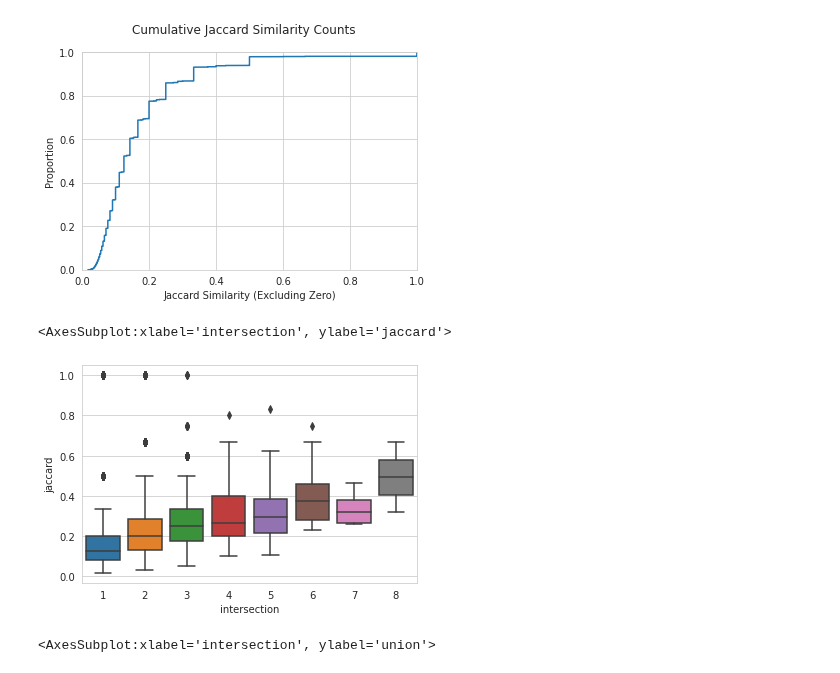
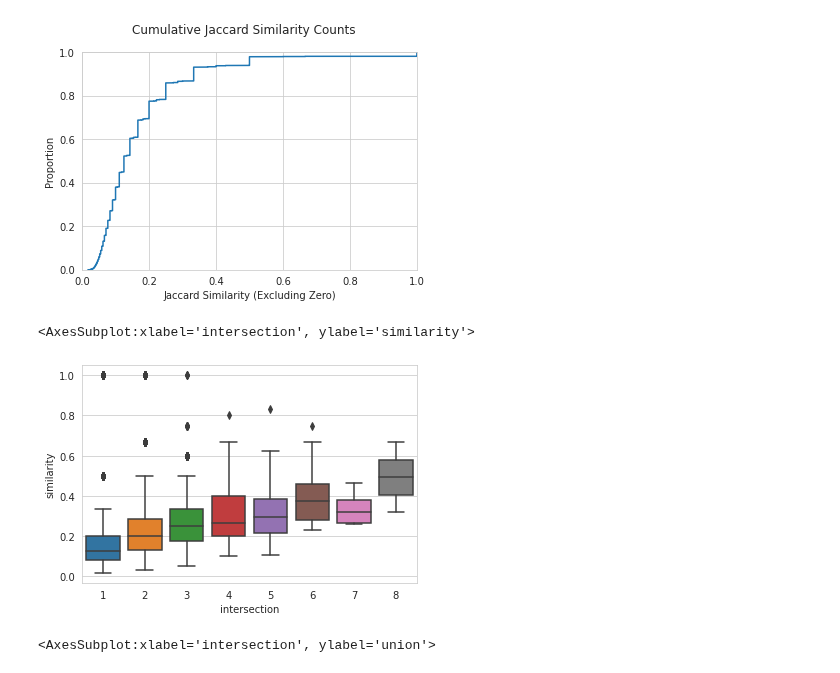
Before and after one commit to skearnes/scripture-graph, a Jupyter notebook: docs/assets/2021-03-21/post.ipynb, the cells around one changed output. Cells and saved outputs as stored; diff of their text form; code cells hidden in the pictures.

```diff
--- a/docs/assets/2021-03-21/post.ipynb
+++ b/docs/assets/2021-03-21/post.ipynb
@@ -65,10 +65,10 @@ fig.savefig('jaccard-cdf.png', dpi=300, bbox_inches='tight')
 # %% [output]
 [figure]
 # %%
-sns.boxplot(data=nonzero, x='intersection', y='jaccard')
+sns.boxplot(data=nonzero, x='intersection', y='similarity')
 # %% [output]
-<AxesSubplot:xlabel='intersection', ylabel='jaccard'>
+<AxesSubplot:xlabel='intersection', ylabel='similarity'>
-[figure, old version]
+[figure, new version]
 # %%
 sns.boxplot(data=nonzero, x='intersection', y='union')
 # %% [output]
```
Also changed, not shown: parts of 13 cells of this notebook, 7 other files.
